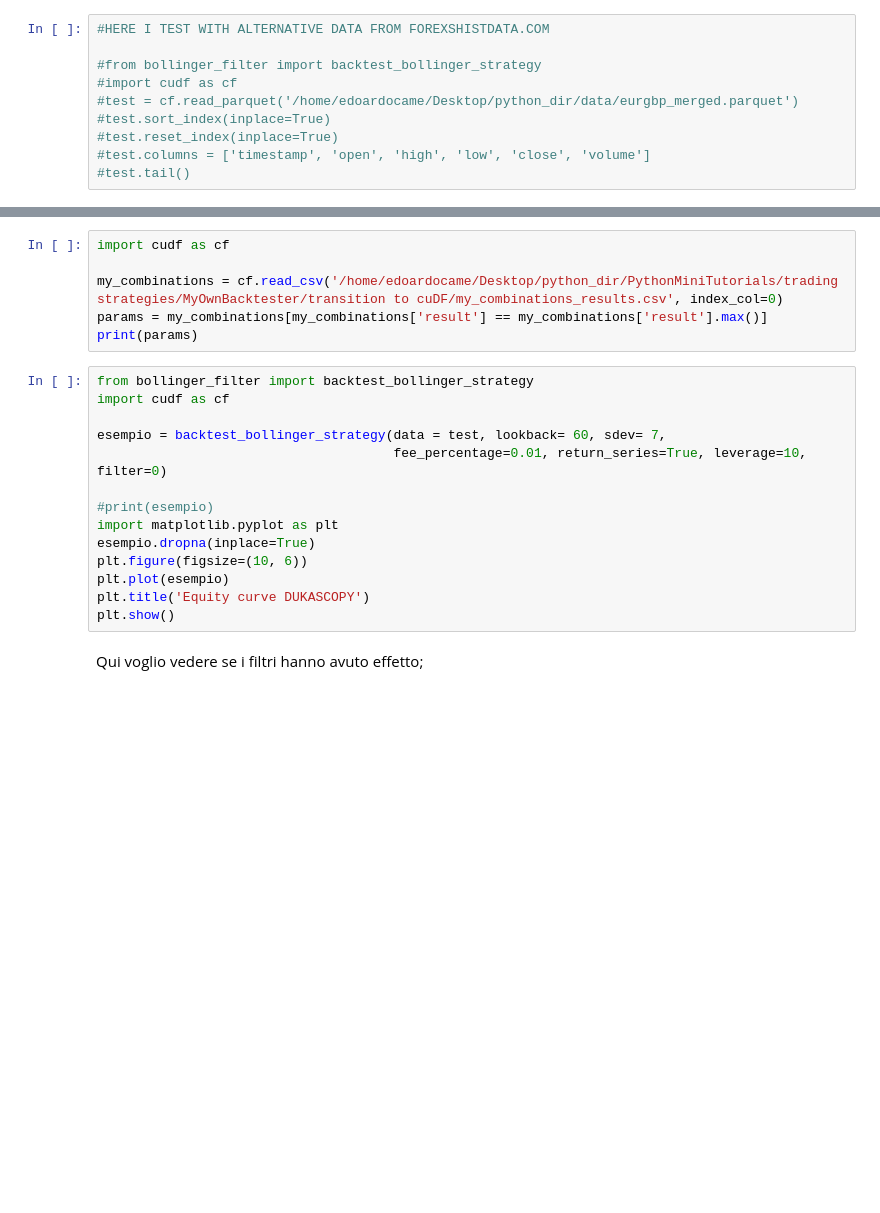
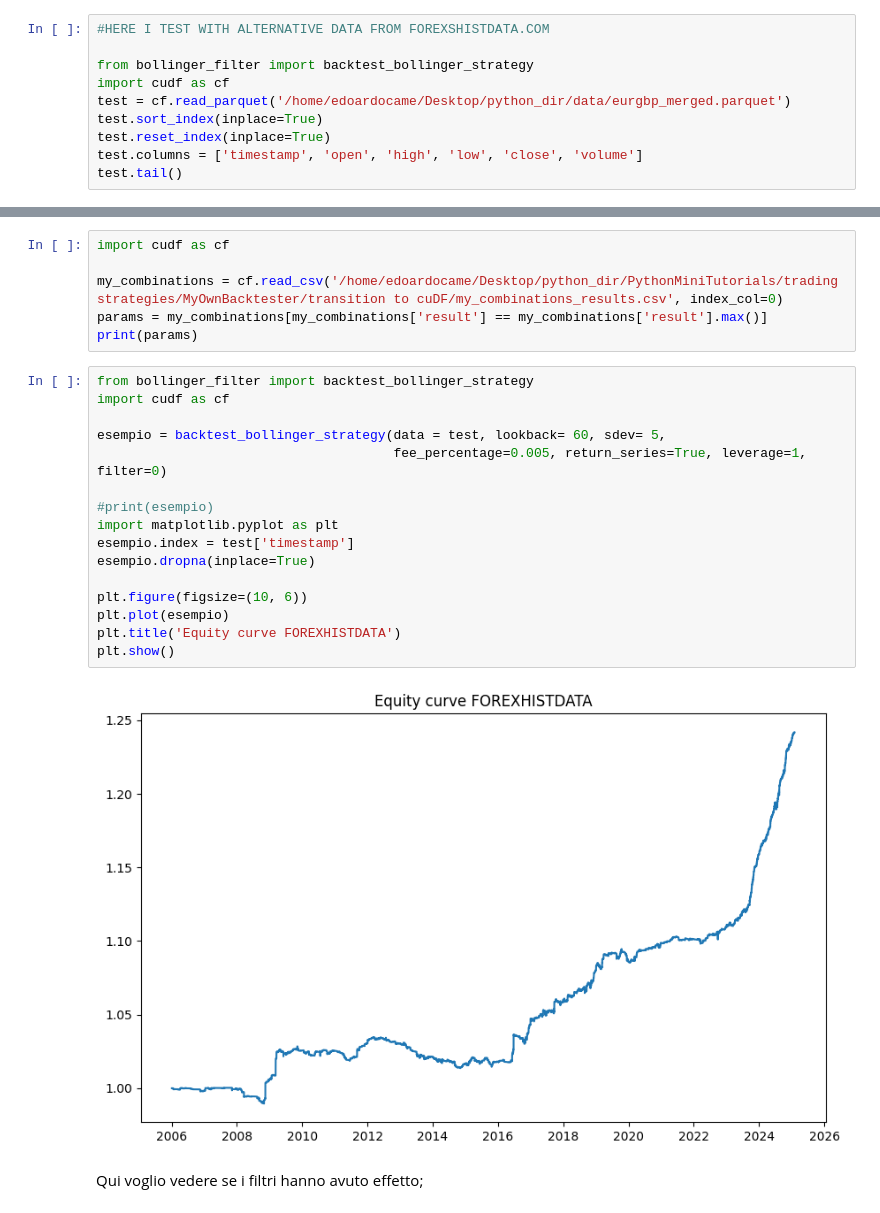
Before and after one commit to edoardoCame/PythonMiniTutorials, a Jupyter notebook: trading strategies/MyOwnBacktester/transition to cuDF/parameters optimization.ipynb, the cells around one changed output, grey strips where cells are left out. Cells and saved outputs as stored; diff of their text form; blank space fills up the shorter version.

```diff
--- a/trading strategies/MyOwnBacktester/transition to cuDF/parameters optimization.ipynb
+++ b/trading strategies/MyOwnBacktester/transition to cuDF/parameters optimization.ipynb
@@ -19,10 +19,10 @@ eurgbp_test = eurgbp.iloc[int(len(eurgbp)*train_size):] #$selects the second sli
 # %%
 #HERE I TEST WITH ALTERNATIVE DATA FROM FOREXSHISTDATA.COM
 
-#from bollinger_filter import backtest_bollinger_strategy
-#import cudf as cf
-#test = cf.read_parquet('/home/edoardocame/Desktop/python_dir/data/eurgbp_merged.parquet')
-#test.sort_index(inplace=True)
-#test.reset_index(inplace=True)
-#test.columns = ['timestamp', 'open', 'high', 'low', 'close', 'volume']
-#test.tail()
+from bollinger_filter import backtest_bollinger_strategy
+import cudf as cf
+test = cf.read_parquet('/home/edoardocame/Desktop/python_dir/data/eurgbp_merged.parquet')
+test.sort_index(inplace=True)
+test.reset_index(inplace=True)
+test.columns = ['timestamp', 'open', 'high', 'low', 'close', 'volume']
+test.tail()
@@ -69,17 +76,21 @@ print(params)
 # %%
 from bollinger_filter import backtest_bollinger_strategy
 import cudf as cf
 
-esempio = backtest_bollinger_strategy(data = test, lookback= 60, sdev= 7,
-                                      fee_percentage=0.01, return_series=True, leverage=10, filter=0)
+esempio = backtest_bollinger_strategy(data = test, lookback= 60, sdev= 5,
+                                      fee_percentage=0.005, return_series=True, leverage=1, filter=0)
 
 #print(esempio)
 import matplotlib.pyplot as plt
+esempio.index = test['timestamp']
 esempio.dropna(inplace=True)
+
 plt.figure(figsize=(10, 6))
 plt.plot(esempio)
-plt.title('Equity curve DUKASCOPY')
+plt.title('Equity curve FOREXHISTDATA')
 plt.show()
+# %% [output]
+[figure, added]
 # %% [markdown]
 Qui voglio vedere se i filtri hanno avuto effetto;
 # %%
```
Also changed, not shown: parts of 1 cell of this notebook, 1 other file.
